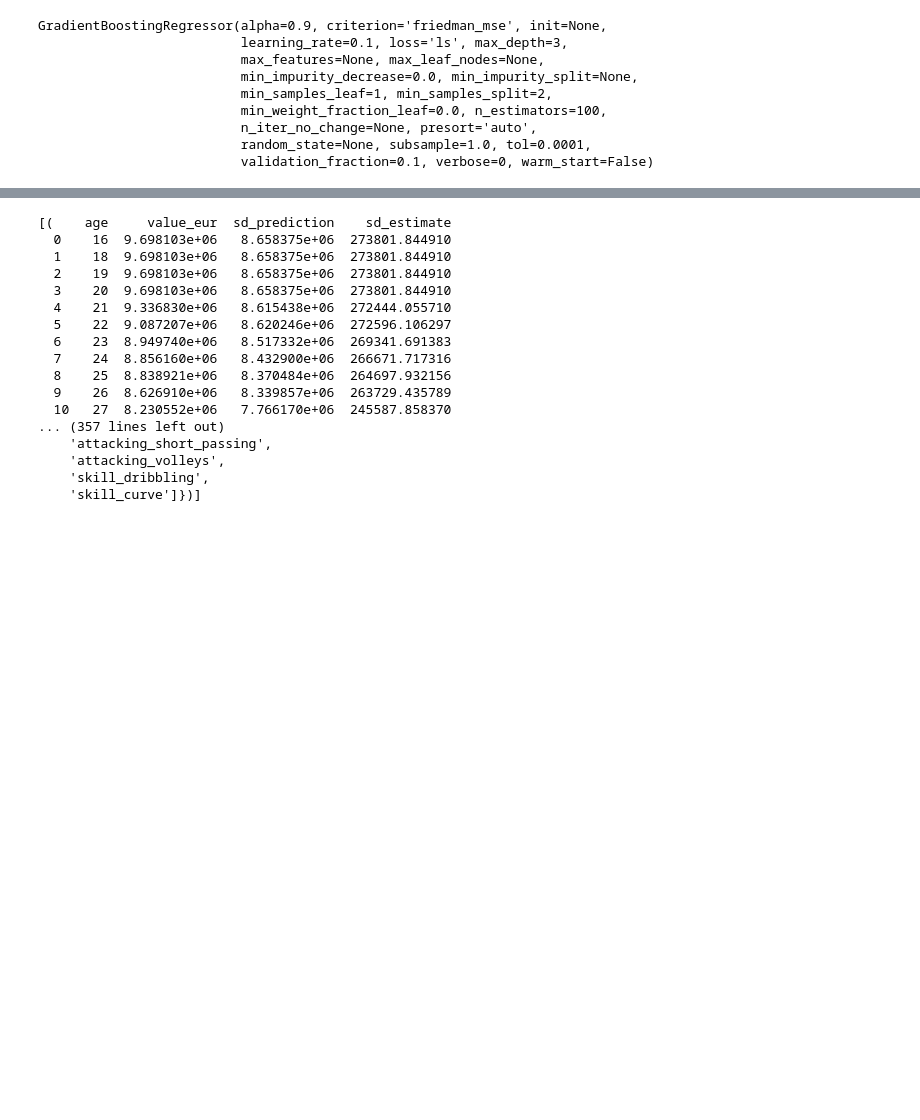
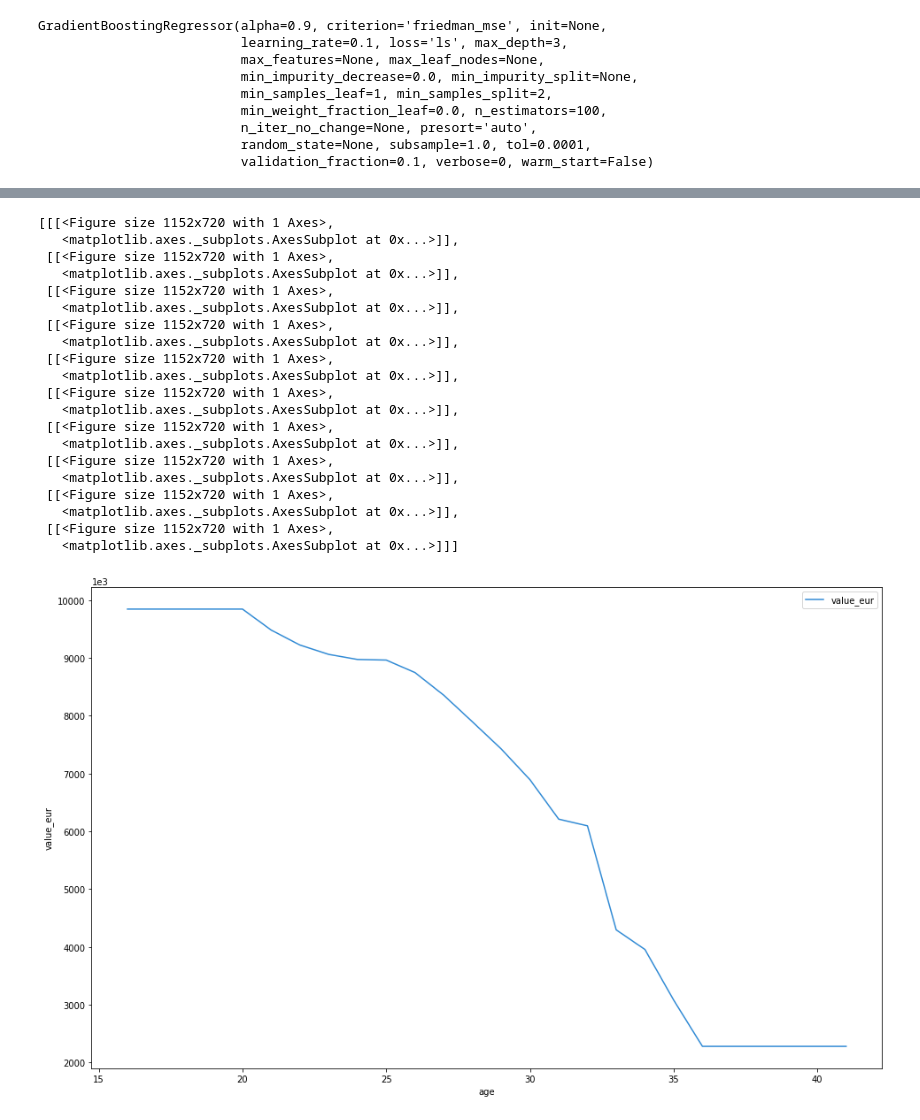
Before and after one commit to deveshcode/DevExplainer, a Jupyter notebook: Base.ipynb, the cells around one changed output, grey strips where cells are left out. Saved outputs shown, nothing was run; the diff lists cells and outputs as text; code cells hidden in the pictures; blank space fills up the shorter version.

```diff
--- a/Base.ipynb
+++ b/Base.ipynb
@@ -33,7 +33,7 @@ class DevExplainer:
         >>> interpreter.partial_dependence([feature_id1, feature_id2], regressor.predict)
     """
 
-    def __init__(self, model_obj, x_train, y_train, model_type="classification", log_level=10, features=None, target=None, unique_values = None, prediction_fn=None, sample=False):
+    def __init__(self, model_obj, x_train, y_train, model_type="classification", log_level=10, features=None, selective_features=None, target=None, unique_values = None, prediction_fn=None, sample=False):
         self.model = self.verify_model(model_obj)
         self.x_train = self.verify_data(x_train)
         self.y_train = self.verify_data(y_train)
@@ -46,6 +46,15 @@ class DevExplainer:
         self.interpreter = None
         self.inmemory_model = None
         self.sampling = sample
+        self.selective_features = self.verify_selective_features(selective_features)
+
+    def verify_selective_features(self, model):
+        print("\nModel Object Type : ", type(model))
+        if type(model) != "str":
+            print("Model Object Validated")
+        else:
+            raise TypeError('Please provide Proper Model Object')
+        return model
 
     def verify_model(self, model):
         print("\nModel Object Type : ", type(model))
@@ -204,7 +213,7 @@ explainer_obj = DevExplainer(
     log_level = 50,
     sample = True,
 )
-explainer_obj.partial_dependence_values()
+explainer_obj.partial_dependence_plot()
 # %% [output]
 Model Object Type :  <class 'sklearn.ensemble.gradient_boosting.GradientBoostingRegressor'>
 Model Object Validated
@@ -226,17 +235,21 @@ Checking if predict exists : True
-[(    age     value_eur  sd_prediction    sd_estimate
-  0    16  9.698103e+06   8.658375e+06  273801.844910
-  1    18  9.698103e+06   8.658375e+06  273801.844910
-  2    19  9.698103e+06   8.658375e+06  273801.844910
-  3    20  9.698103e+06   8.658375e+06  273801.844910
-  4    21  9.336830e+06   8.615438e+06  272444.055710
-  5    22  9.087207e+06   8.620246e+06  272596.106297
-  6    23  8.949740e+06   8.517332e+06  269341.691383
-  7    24  8.856160e+06   8.432900e+06  266671.717316
-  8    25  8.838921e+06   8.370484e+06  264697.932156
-  9    26  8.626910e+06   8.339857e+06  263729.435789
-  10   27  8.230552e+06   7.766170e+06  245587.858370
-... (357 lines left out)
-    'attacking_short_passing',
-    'attacking_volleys',
-    'skill_dribbling',
-    'skill_curve']})]
+[[[<Figure size 1152x720 with 1 Axes>,
+   <matplotlib.axes._subplots.AxesSubplot at 0x...>]],
+ [[<Figure size 1152x720 with 1 Axes>,
+   <matplotlib.axes._subplots.AxesSubplot at 0x...>]],
+ [[<Figure size 1152x720 with 1 Axes>,
+   <matplotlib.axes._subplots.AxesSubplot at 0x...>]],
+ [[<Figure size 1152x720 with 1 Axes>,
+   <matplotlib.axes._subplots.AxesSubplot at 0x...>]],
+ [[<Figure size 1152x720 with 1 Axes>,
+   <matplotlib.axes._subplots.AxesSubplot at 0x...>]],
+ [[<Figure size 1152x720 with 1 Axes>,
+   <matplotlib.axes._subplots.AxesSubplot at 0x...>]],
+ [[<Figure size 1152x720 with 1 Axes>,
+   <matplotlib.axes._subplots.AxesSubplot at 0x...>]],
+ [[<Figure size 1152x720 with 1 Axes>,
+   <matplotlib.axes._subplots.AxesSubplot at 0x...>]],
+ [[<Figure size 1152x720 with 1 Axes>,
+   <matplotlib.axes._subplots.AxesSubplot at 0x...>]],
+ [[<Figure size 1152x720 with 1 Axes>,
+   <matplotlib.axes._subplots.AxesSubplot at 0x...>]]]
+[figure, added]
```
Also changed, not shown: parts of 1 cell of this notebook.
